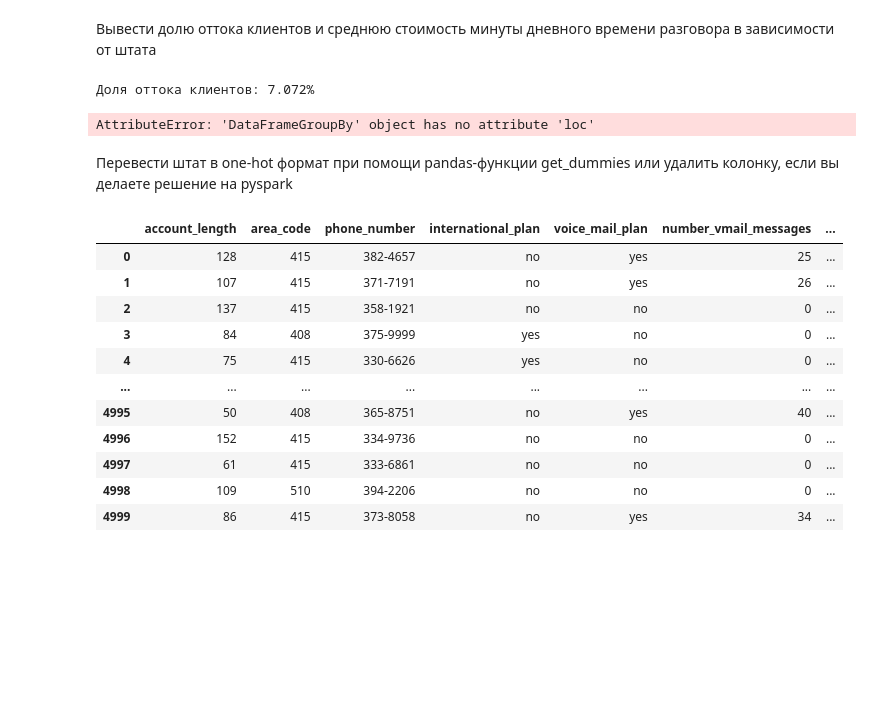
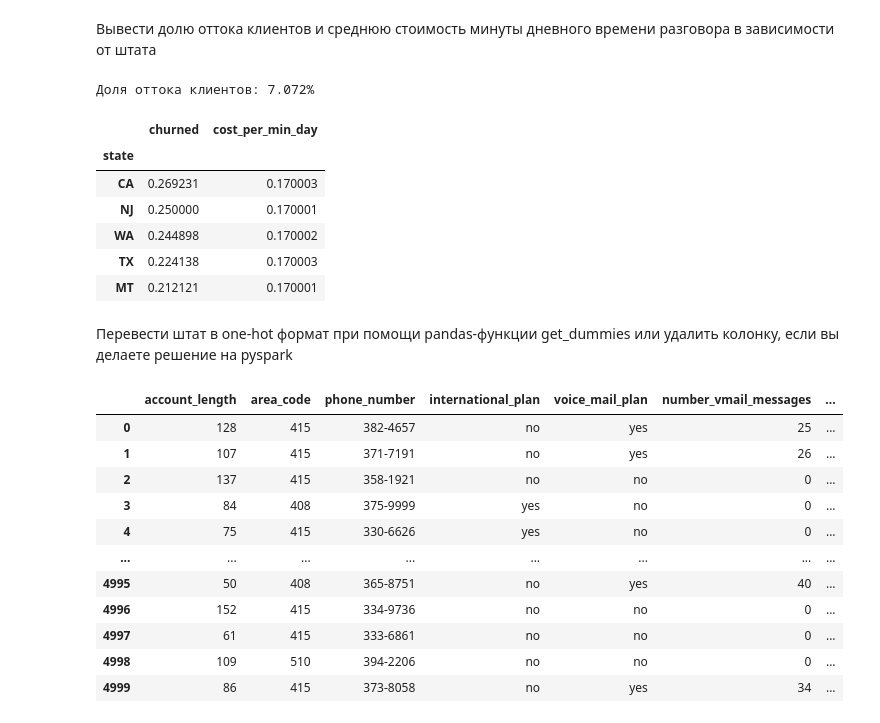
Before and after one commit to Hemultan/ABD, a Jupyter notebook: hw10/hw10.ipynb, the cells around one changed output. Drawn from its saved outputs; the diff is of its cells as text; code cells hidden in the pictures; blank space fills up the shorter version.

```diff
--- a/hw10/hw10.ipynb
+++ b/hw10/hw10.ipynb
@@ -82,6 +82,12 @@ print(f'Доля оттока клиентов: {per_of_churn}%')
 Доля оттока клиентов: 7.072%
 # %%
 df['cost_per_min_day'] = df['total_day_charge'] / df['total_day_minutes']
-df.groupby(df['state']).loc(df['total_day_charge'] / df['total_day_minutes'])
+df.groupby('state')[['churned', 'cost_per_min_day']].agg('mean').sort_values(by='churned', ascending=False).head()
 # %% [output]
-AttributeError: 'DataFrameGroupBy' object has no attribute 'loc'
+|  | churned | cost_per_min_day |
+| state |  |  |
+| CA | 0.269231 | 0.170003 |
+| NJ | 0.250000 | 0.170001 |
+| WA | 0.244898 | 0.170002 |
+| TX | 0.224138 | 0.170003 |
+| MT | 0.212121 | 0.170001 |
```
Also changed, not shown: parts of 2 cells of this notebook, 1 other file.
